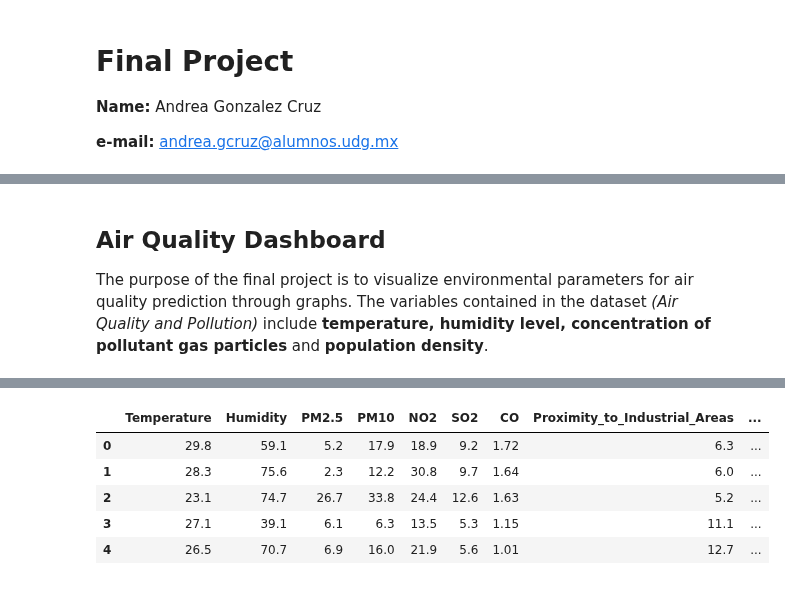
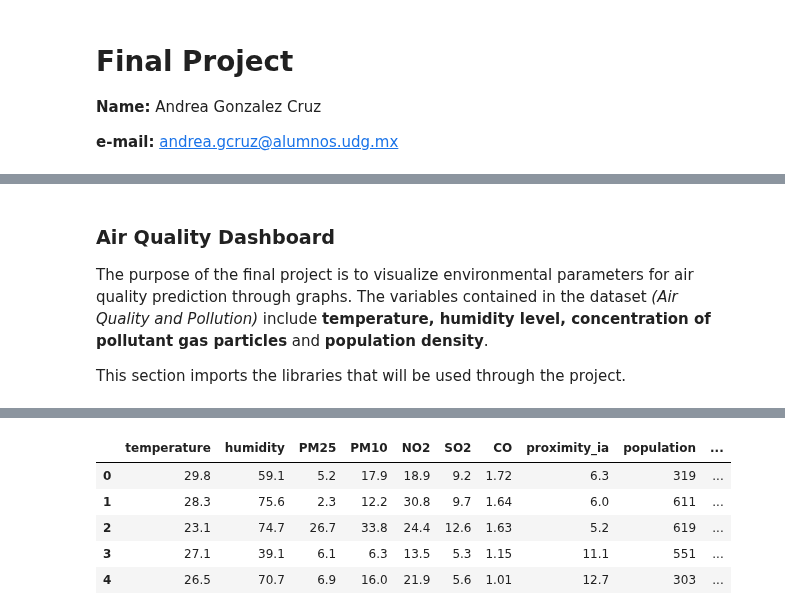
Before and after one commit to andyrivaille/Air-Quality, a Jupyter notebook: air-quality.ipynb, the cells around one changed output, grey strips where cells are left out. Saved outputs shown, nothing was run; the diff lists cells and outputs as text; code cells hidden in the pictures.

```diff
--- a/air-quality.ipynb
+++ b/air-quality.ipynb
@@ -6,7 +12,9 @@
 # %% [markdown]
-## Air Quality Dashboard ##
+### Air Quality Dashboard ###
 The purpose of the final project is to visualize environmental parameters for air quality prediction through graphs.
 The variables contained in the dataset *(Air Quality and Pollution)* include **temperature, humidity level, concentration of pollutant gas particles** and **population density**.
+
+This section imports the libraries that will be used through the project.
 # %%
 import panel as pn #This library helps in the development of dashboards
 import panel.widgets as pnw
@@ -14,11 +22,13 @@ import pandas as pd
 import numpy as np
 import plotly.graph_objects as go
 pn.extension('plotly')
+pn.extension('mathjax')
 import math
 import matplotlib.pyplot as plt
 
 df = pd.read_csv('updated_pollution_dataset.csv') #Import the csv dataset obtained in Kaggle (Air Quality and Pollution Assessment)
-df.head() #Verify that the dataset has been imported correctly
+df = df.dropna() #This helps to delete rows containing null data
+df.head() #This helps to verify that the dataset has been imported correctly showing the first rows in the dataset
 # %% [output]
 [interactive output not drawn]
 [interactive output not drawn]
@@ -26,6 +38,6 @@ df.head() #Verify that the dataset has been imported correctly
-|  | Temperature | Humidity | PM2.5 | PM10 | NO2 | SO2 | CO | Proximity_to_Industrial_Areas | ... |
-| 0 | 29.8 | 59.1 | 5.2 | 17.9 | 18.9 | 9.2 | 1.72 | 6.3 | ... |
-| 1 | 28.3 | 75.6 | 2.3 | 12.2 | 30.8 | 9.7 | 1.64 | 6.0 | ... |
-| 2 | 23.1 | 74.7 | 26.7 | 33.8 | 24.4 | 12.6 | 1.63 | 5.2 | ... |
-| 3 | 27.1 | 39.1 | 6.1 | 6.3 | 13.5 | 5.3 | 1.15 | 11.1 | ... |
-| 4 | 26.5 | 70.7 | 6.9 | 16.0 | 21.9 | 5.6 | 1.01 | 12.7 | ... |
+|  | temperature | humidity | PM25 | PM10 | NO2 | SO2 | CO | proximity_ia | population | ... |
+| 0 | 29.8 | 59.1 | 5.2 | 17.9 | 18.9 | 9.2 | 1.72 | 6.3 | 319 | ... |
+| 1 | 28.3 | 75.6 | 2.3 | 12.2 | 30.8 | 9.7 | 1.64 | 6.0 | 611 | ... |
+| 2 | 23.1 | 74.7 | 26.7 | 33.8 | 24.4 | 12.6 | 1.63 | 5.2 | 619 | ... |
+| 3 | 27.1 | 39.1 | 6.1 | 6.3 | 13.5 | 5.3 | 1.15 | 11.1 | 551 | ... |
+| 4 | 26.5 | 70.7 | 6.9 | 16.0 | 21.9 | 5.6 | 1.01 | 12.7 | 303 | ... |
```
Also changed, not shown: parts of 4 cells of this notebook.
